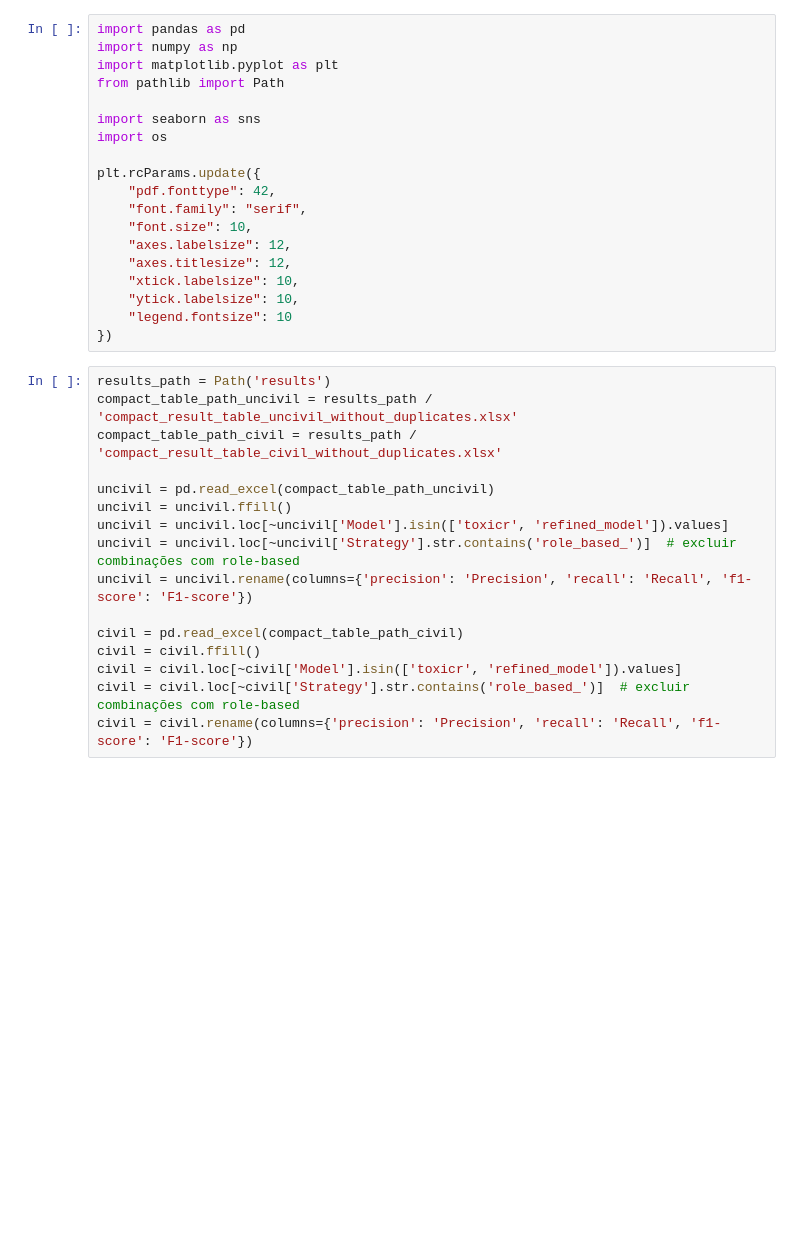
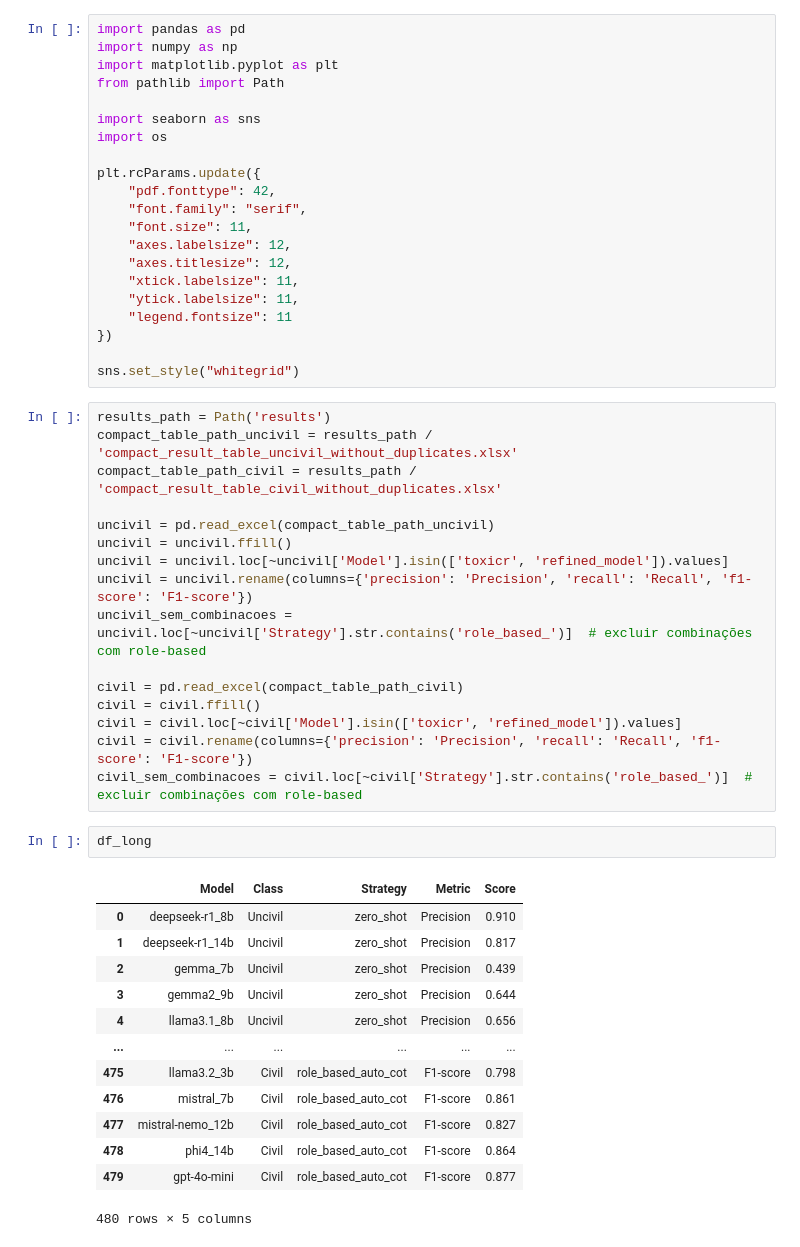
Before and after one commit to reset-ufc/slm-evaluation-incivility, a Jupyter notebook: granularidade_grossa/visus.ipynb, the cells around one changed output. Saved outputs shown, nothing was run; the diff lists cells and outputs as text; blank space fills up the shorter version.

```diff
--- a/granularidade_grossa/visus.ipynb
+++ b/granularidade_grossa/visus.ipynb
@@ -10,13 +10,15 @@ import os
 plt.rcParams.update({
     "pdf.fonttype": 42,
     "font.family": "serif",
-    "font.size": 10,
+    "font.size": 11,
     "axes.labelsize": 12,
     "axes.titlesize": 12,
-    "xtick.labelsize": 10,
-    "ytick.labelsize": 10,
-    "legend.fontsize": 10
+    "xtick.labelsize": 11,
+    "ytick.labelsize": 11,
+    "legend.fontsize": 11
 })
+
+sns.set_style("whitegrid")
 # %%
 results_path = Path('results')
 compact_table_path_uncivil = results_path / 'compact_result_table_uncivil_without_duplicates.xlsx'
@@ -25,11 +27,27 @@ compact_table_path_civil = results_path / 'compact_result_table_civil_without_du
 uncivil = pd.read_excel(compact_table_path_uncivil)
 uncivil = uncivil.ffill()
 uncivil = uncivil.loc[~uncivil['Model'].isin(['toxicr', 'refined_model']).values]
-uncivil = uncivil.loc[~uncivil['Strategy'].str.contains('role_based_')]  # excluir combinações com role-based
 uncivil = uncivil.rename(columns={'precision': 'Precision', 'recall': 'Recall', 'f1-score': 'F1-score'})
+uncivil_sem_combinacoes = uncivil.loc[~uncivil['Strategy'].str.contains('role_based_')]  # excluir combinações com role-based
 
 civil = pd.read_excel(compact_table_path_civil)
 civil = civil.ffill()
 civil = civil.loc[~civil['Model'].isin(['toxicr', 'refined_model']).values]
-civil = civil.loc[~civil['Strategy'].str.contains('role_based_')]  # excluir combinações com role-based
 civil = civil.rename(columns={'precision': 'Precision', 'recall': 'Recall', 'f1-score': 'F1-score'})
+civil_sem_combinacoes = civil.loc[~civil['Strategy'].str.contains('role_based_')]  # excluir combinações com role-based
+# %%
+df_long
+# %% [output]
+|  | Model | Class | Strategy | Metric | Score |
+| 0 | deepseek-r1_8b | Uncivil | zero_shot | Precision | 0.910 |
+| 1 | deepseek-r1_14b | Uncivil | zero_shot | Precision | 0.817 |
+| 2 | gemma_7b | Uncivil | zero_shot | Precision | 0.439 |
+| 3 | gemma2_9b | Uncivil | zero_shot | Precision | 0.644 |
+| 4 | llama3.1_8b | Uncivil | zero_shot | Precision | 0.656 |
+| ... | ... | ... | ... | ... | ... |
+| 475 | llama3.2_3b | Civil | role_based_auto_cot | F1-score | 0.798 |
+| 476 | mistral_7b | Civil | role_based_auto_cot | F1-score | 0.861 |
+| 477 | mistral-nemo_12b | Civil | role_based_auto_cot | F1-score | 0.827 |
+| 478 | phi4_14b | Civil | role_based_auto_cot | F1-score | 0.864 |
+| 479 | gpt-4o-mini | Civil | role_based_auto_cot | F1-score | 0.877 |
+480 rows × 5 columns
```
Also changed, not shown: parts of 4 cells of this notebook, 1 other file.
